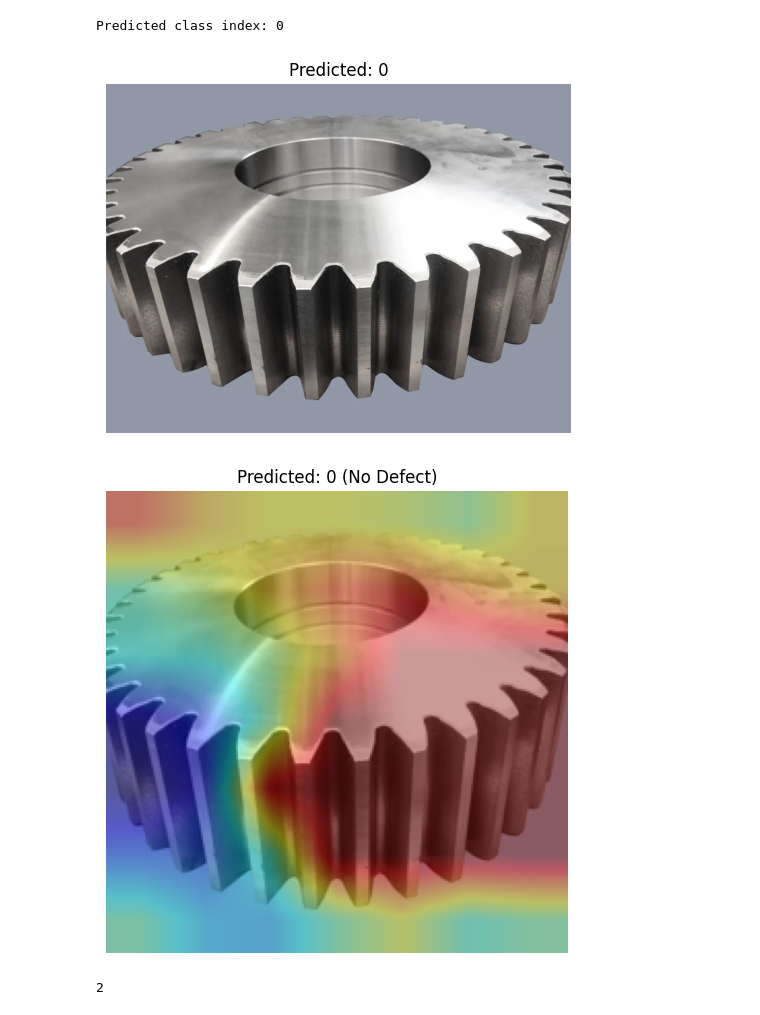
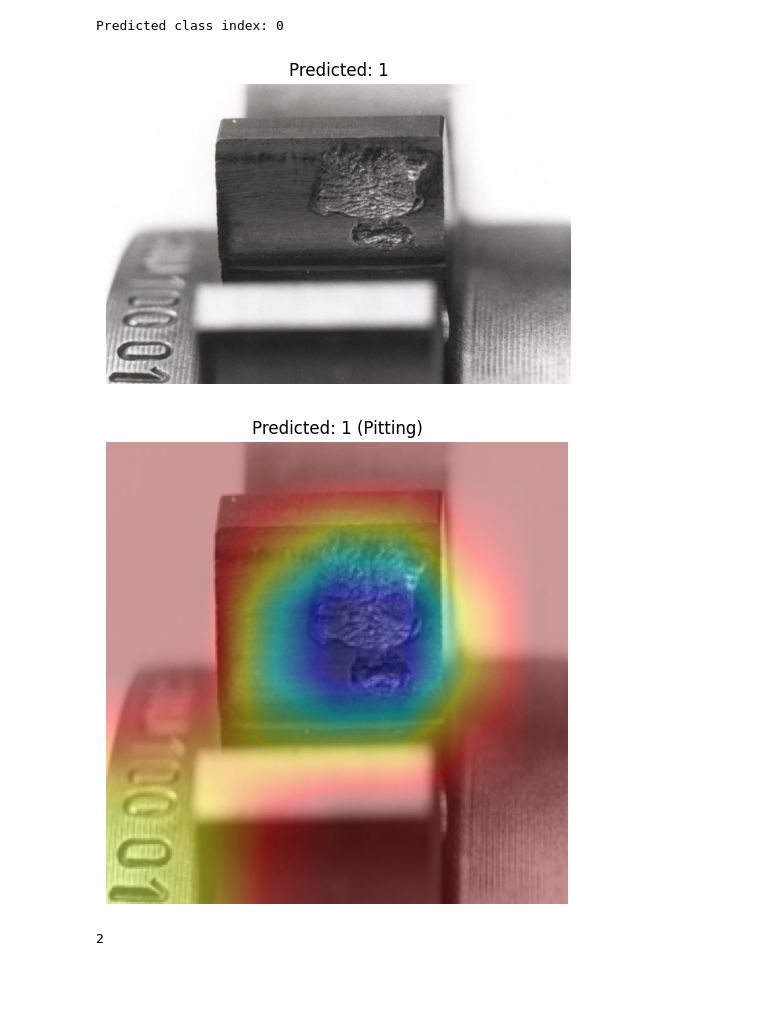
Before and after one commit to janikWa/Pitting_Detection, a Jupyter notebook: scripts/notebook.ipynb, the cells around one changed output. Saved outputs shown, nothing was run; the diff lists cells and outputs as text; code cells hidden in the pictures; blank space fills up the shorter version.

```diff
--- a/scripts/notebook.ipynb
+++ b/scripts/notebook.ipynb
@@ -234,33 +234,33 @@ Predicted class index: 0
 # %%
 # Load the image
 #image_path = os.path.join(BASE, "data/KGT_pitting_simplified/P (652).png")
-image_path= "/Users/janikwahrheit/Downloads/IMG_2290_bearbeitet_900x675.jpg"
+image_path= "/Users/janikwahrheit/Downloads/Oel_pit_h.jpg"
 
 image = Image.open(image_path)
 
 
 # Apply the transformations
 image_tensor = transform(image).unsqueeze(0)  # Add batch dimension (1, C, H, W)
 
 # Move the image to the same device as the model
 image_tensor = image_tensor.to(device)
 
 # Make the prediction
 with torch.no_grad():  # Turn off gradients to save memory
     outputs = model(image_tensor)
 
 # Get the predicted class (the index of the max value in the output)
 _, predicted_class = torch.max(outputs, 1)
 
 
 # Display the image and the predicted label
 plt.figure(figsize=(6, 6))
 plt.imshow(np.array(image))  # Convert the image to a numpy array for displaying
 plt.title(f'Predicted: {predicted_class.item()}')
 plt.axis('off')
 plt.show()
 # %% [output]
-[figure, old version]
+[figure, new version]
 # %%
 input_tensor = transform(image).unsqueeze(0).to(device)
 #Hook for gradients
@@ -322,7 +322,7 @@ plt.show()
 # Cleanup
 hook.remove()
 # %% [output]
-[figure, old version]
+[figure, new version]
 # %%
 cv2.COLORMAP_JET
 # %% [output]
```
Also changed, not shown: parts of 1 cell of this notebook.
